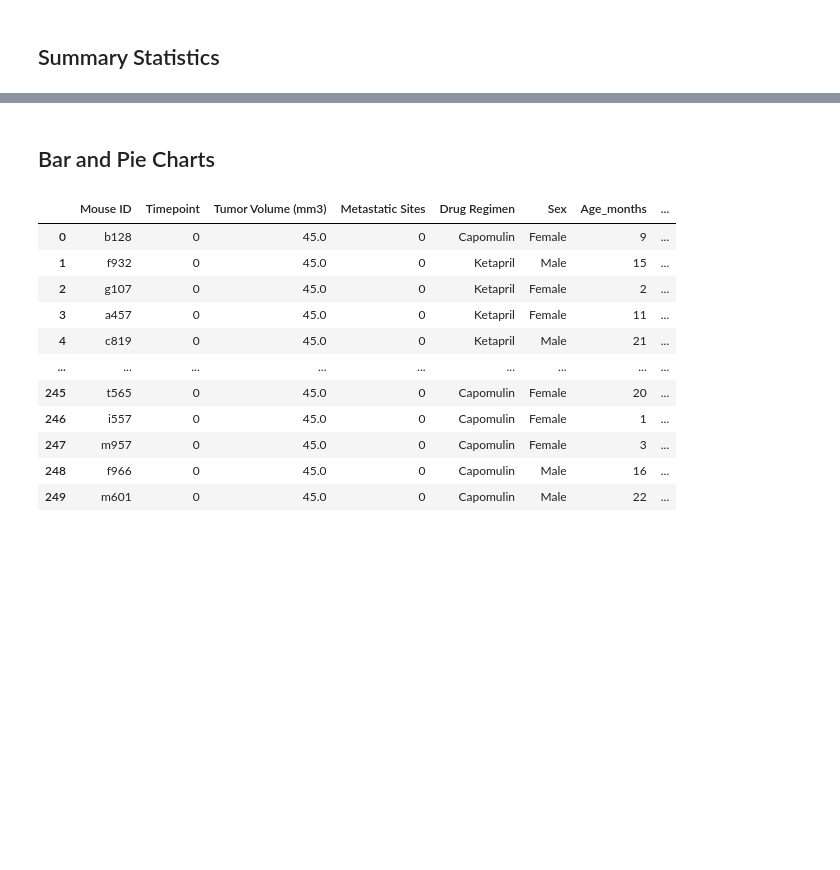
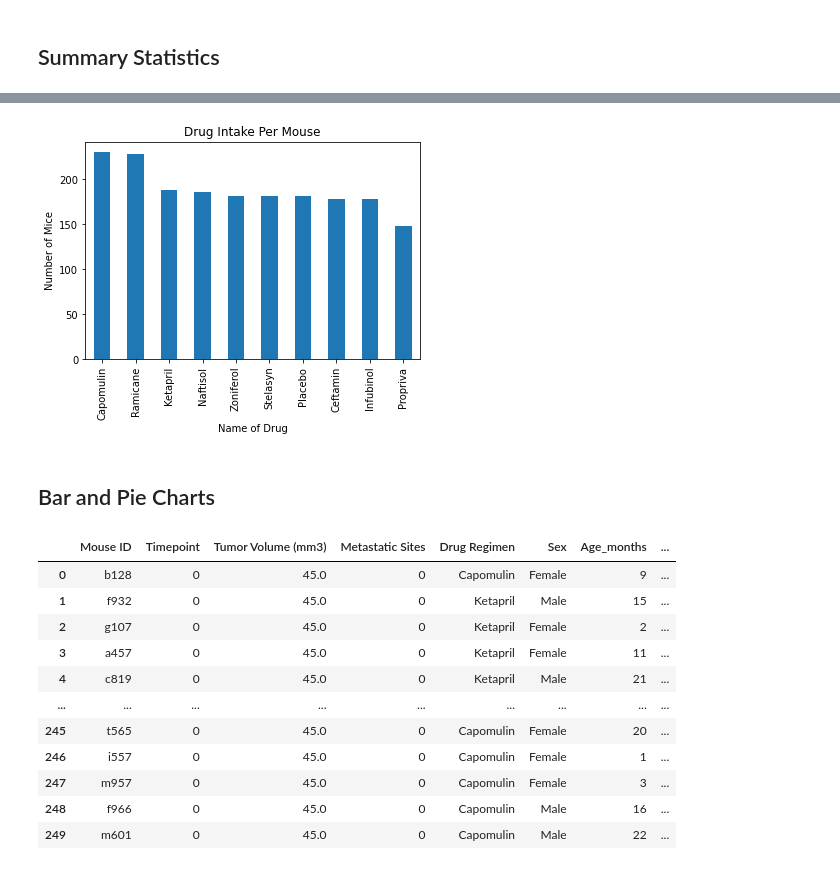
Before and after one commit to aowinfrey1/Matplotlib_challenge, a Jupyter notebook: pymaceuticals_starter.ipynb, the cells around one changed output, grey strips where cells are left out. Drawn from its saved outputs; the diff is of its cells as text; code cells hidden in the pictures; blank space fills up the shorter version.

```diff
--- a/pymaceuticals_starter.ipynb
+++ b/pymaceuticals_starter.ipynb
@@ -188,3 +173,13 @@ print(len(cleaned_data["Mouse ID"].unique()))
+# %%
+counts = clean_data["Drug Regimen"].value_counts()
+
+counts.plot(kind="bar")
+plt.xlabel("Name of Drug")
+plt.ylabel("Number of Mice")
+plt.title("Drug Intake Per Mouse")
+plt.show()
+# %% [output]
+[figure, added]
 # %% [markdown]
 ## Bar and Pie Charts
 # %%
```
Also changed, not shown: parts of 21 cells of this notebook.
